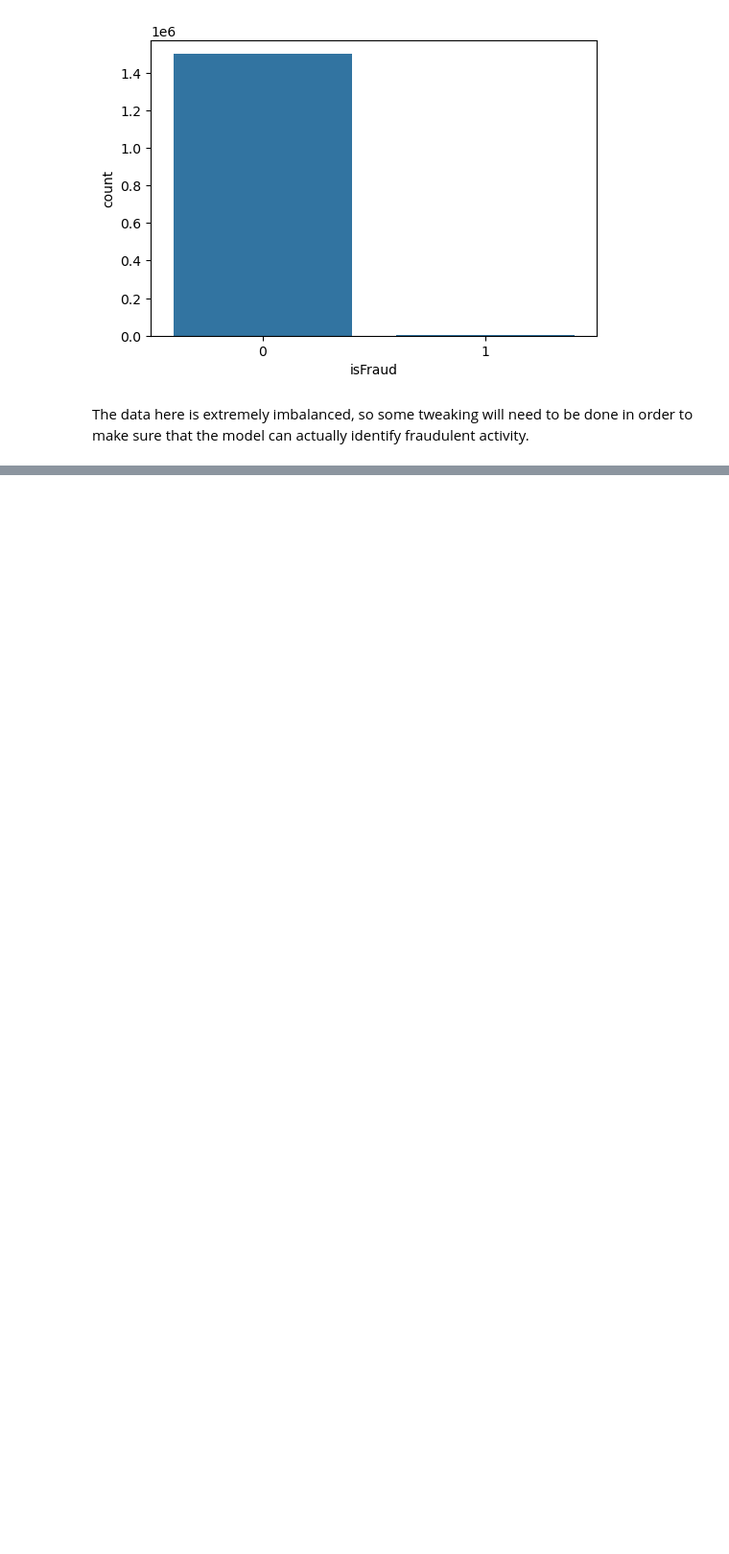
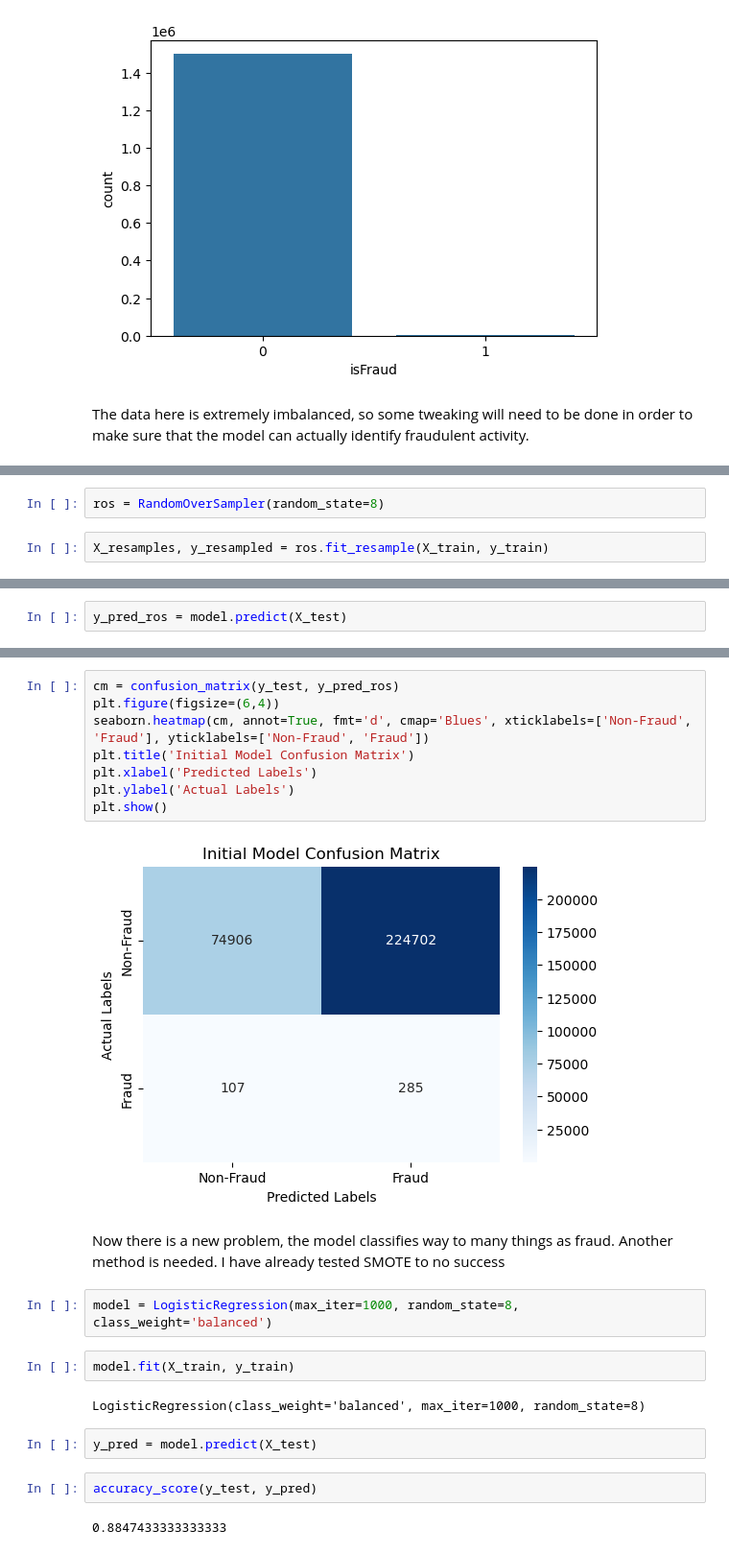
Before and after one commit to WHooper03/Fraud-Detection, a Jupyter notebook: fraud_detection.ipynb, the cells around one changed output, grey strips where cells are left out. Shown: that part at 96% size. Cells and saved outputs as stored; diff of their text form; blank space fills up the shorter version.

```diff
--- a/fraud_detection.ipynb
+++ b/fraud_detection.ipynb
@@ -80,0 +117,4 @@ The data here is extremely imbalanced, so some tweaking will need to be done in
+# %%
+ros = RandomOverSampler(random_state=8)
+# %%
+X_resamples, y_resampled = ros.fit_resample(X_train, y_train)
@@ -80,0 +135,2 @@ The data here is extremely imbalanced, so some tweaking will need to be done in
+# %%
+y_pred_ros = model.predict(X_test)
@@ -80,0 +145,24 @@ The data here is extremely imbalanced, so some tweaking will need to be done in
+# %%
+cm = confusion_matrix(y_test, y_pred_ros)
+plt.figure(figsize=(6,4))
+seaborn.heatmap(cm, annot=True, fmt='d', cmap='Blues', xticklabels=['Non-Fraud', 'Fraud'], yticklabels=['Non-Fraud', 'Fraud'])
+plt.title('Initial Model Confusion Matrix')
+plt.xlabel('Predicted Labels')
+plt.ylabel('Actual Labels')
+plt.show()
+# %% [output]
+[figure, added]
+# %% [markdown]
+Now there is a new problem, the model classifies way to many things as fraud. Another method is needed. I have already tested SMOTE to no success
+# %%
+model = LogisticRegression(max_iter=1000, random_state=8, class_weight='balanced')
+# %%
+model.fit(X_train, y_train)
+# %% [output]
+LogisticRegression(class_weight='balanced', max_iter=1000, random_state=8)
+# %%
+y_pred = model.predict(X_test)
+# %%
+accuracy_score(y_test, y_pred)
+# %% [output]
+0.8847433333333333
```
Also changed, not shown: parts of 37 cells of this notebook.
